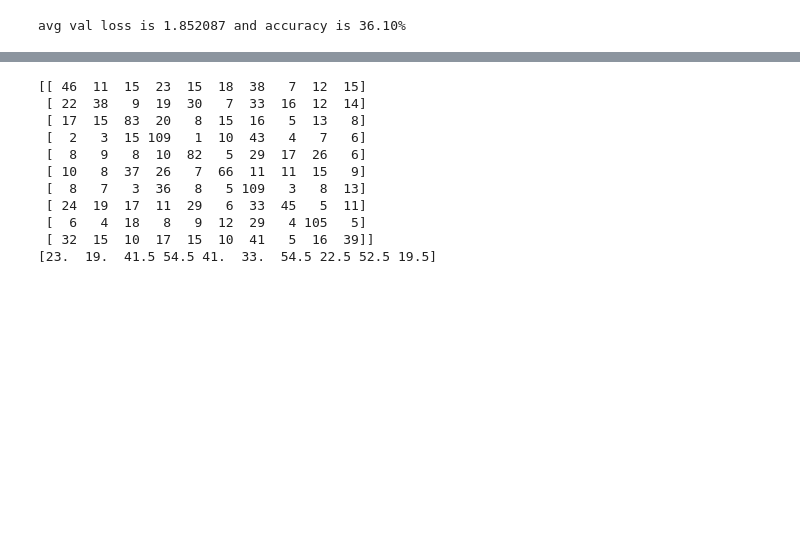
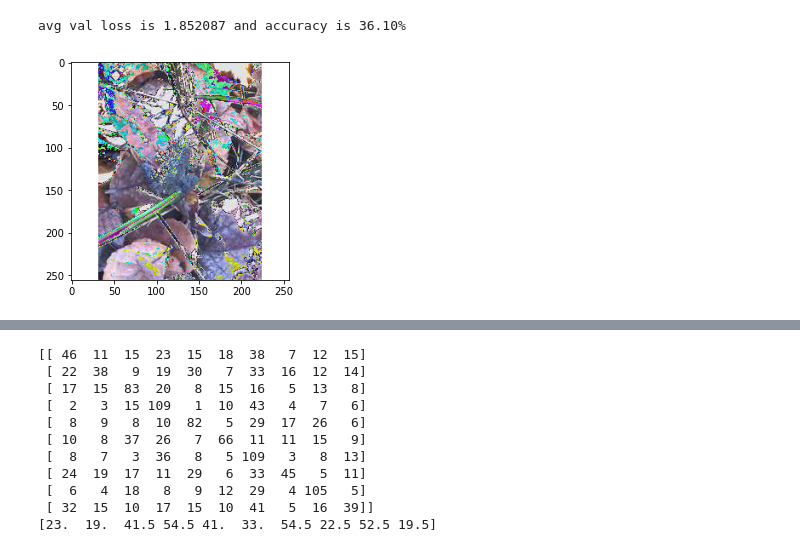
Before and after one commit to theindianwriter/CS6910-assignment_2, a Jupyter notebook: DL_assignment_2_Part_A.ipynb, the cells around one changed output, grey strips where cells are left out. Drawn from its saved outputs; the diff is of its cells as text; code cells hidden in the pictures; blank space fills up the shorter version.

```diff
--- a/DL_assignment_2_Part_A.ipynb
+++ b/DL_assignment_2_Part_A.ipynb
@@ -173,7 +173,7 @@ def load_dataset(dataset_path,data_augmentation = False,batch_size = 50,is_test
         train_dataset,
         batch_size=batch_size,
         num_workers=0,
-        shuffle=False
+        shuffle=True
     )
 
     val_loader = torch.utils.data.DataLoader(
@@ -525,7 +525,7 @@ Synced wandering-sweep-1: https://wandb.ai/theindianwriter/cs6910-assignment2-pa
 # %%
 
 
-def test_model(model,test_loader,device,nb_classes):
+def test_model(model,test_loader,device,nb_classes,sample_images_prediction):
 
     from sklearn.metrics import confusion_matrix
 
@@ -545,6 +545,10 @@ def test_model(model,test_loader,device,nb_classes):
             test_loss += loss.item()
             _,predicted = torch.max(output.data,1)
 
+            indices = random.sample(range(len(target)),3)
+            for i in indices:
+                sample_images_prediction[target[i]].append((np.transpose(data[i].cpu().detach().numpy(), (1, 2, 0)),predicted[i]))
+
             predlist=torch.cat([predlist,predicted.view(-1).cpu()])
             lbllist=torch.cat([lbllist,target.view(-1).cpu()])
 
@@ -558,9 +562,34 @@ def test_model(model,test_loader,device,nb_classes):
     class_accuracy=100*conf_mat.diagonal()/conf_mat.sum(1)
 
     print("avg val loss is {:.6f} and accuracy is {:.2f}%".format(test_loss/batch_id,accuracy))
-    return test_loss,accuracy,conf_mat,class_accuracy
+    return test_loss,accuracy,conf_mat,class_accuracy,sample_images_prediction
+# %%
+test_loader = load_dataset(new_test_folder_path,batch_size=200,is_test=True)
+sample_images_prediction = [[] for i in range(10)]
 # %%
-test_loader = load_dataset(new_test_folder_path,batch_size=200,is_test=True)
-test_loss,accuracy,conf_matrix,class_accuracy = test_model(model,test_loader,device,10)
+
+test_loss,accuracy,conf_matrix,class_accuracy,sample_images_prediction= test_model(model,test_loader,device,10,sample_images_prediction)
 # %% [output]
 avg val loss is 1.852087 and accuracy is 36.10%
+# %%
+
+# rows = 10
+# cols = 3
+# fig = plt.figure()
+# ax = []
+# i = 1
+# for class_index,l in enumerate(sample_images_prediction):
+#     for t in l:
+#         ax.append(fig.add_subplot(rows,cols,i))
+#         plt.imshow((t[0]*255).astype(np.uint8))
+#         plt.xticks([])
+#         plt.yticks([])
+#         #title  = 'actual:'+classes[class_index]+'pred:'+ classes[t[1]]
+#         ax[-1].set_title(classes[t[1]])
+#         i += 1
+# plt.show()
+
+plt.imshow((sample_images_prediction[0][0][0]*255).astype(np.uint8))
+plt.show()
+# %% [output]
+[figure, added]
```
Also changed, not shown: parts of 5 cells of this notebook.
